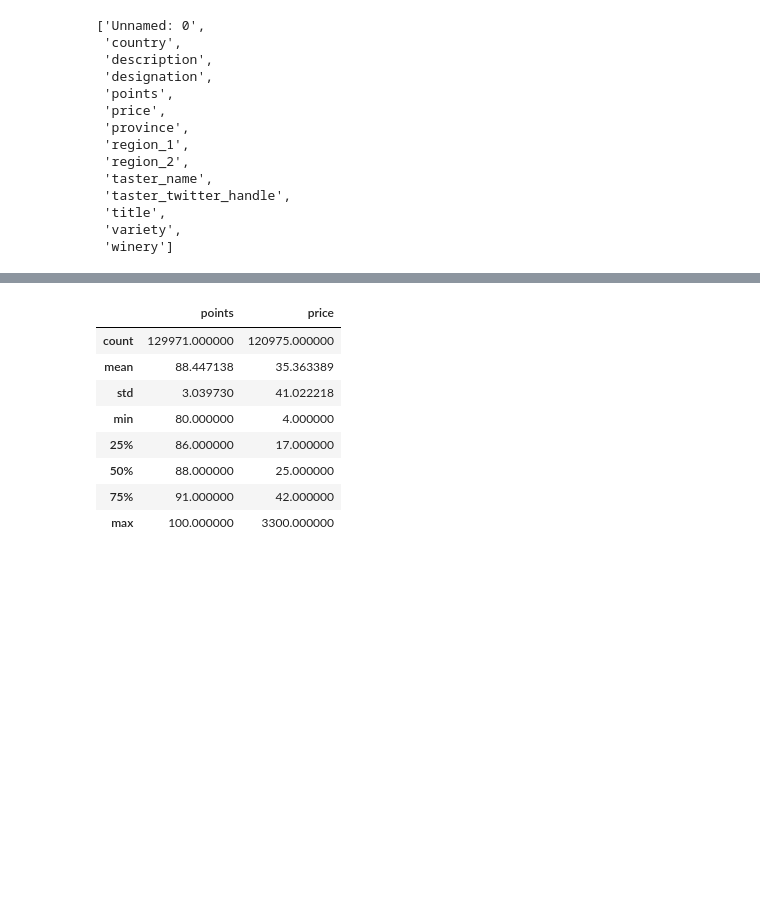
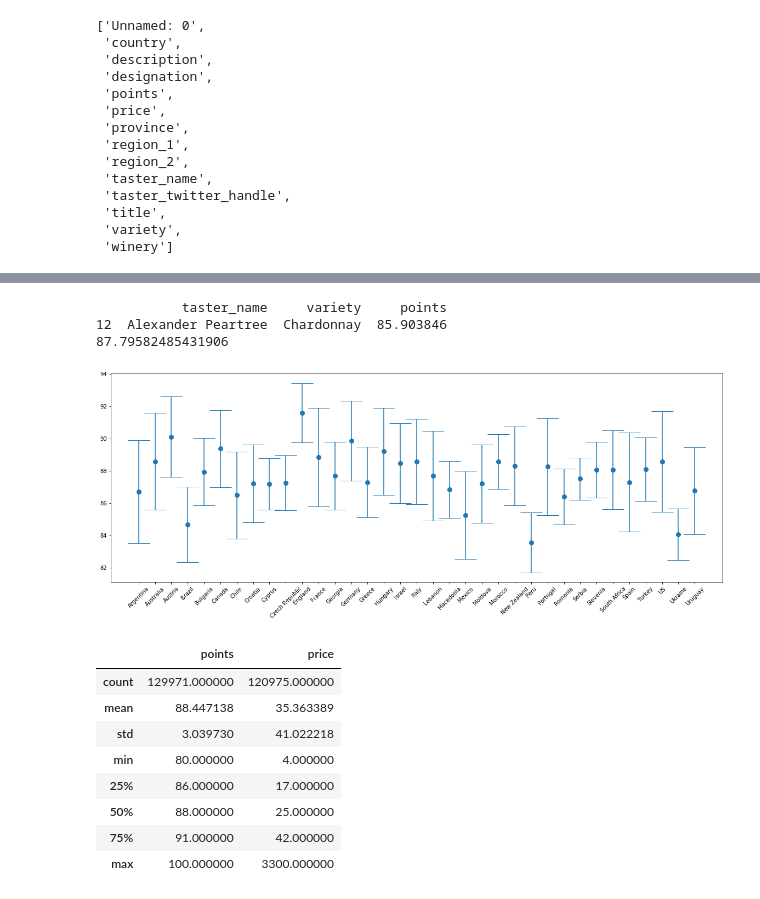
Before and after one commit to JowehL/SDA-Project, a Jupyter notebook: Untitled.ipynb, the cells around one changed output, grey strips where cells are left out. Cells and saved outputs as stored; diff of their text form; code cells hidden in the pictures; blank space fills up the shorter version.

```diff
--- a/Untitled.ipynb
+++ b/Untitled.ipynb
@@ -36,3 +104,32 @@ list(raw_wine_data)
+# %%
+print(result.loc[result['taster_name'] == 'Alexander Peartree'])
+print(filtered['points'].mean())
+# %% [output]
+           taster_name     variety     points
+12  Alexander Peartree  Chardonnay  85.903846
+87.79582485431906
+# %%
+plt.figure(figsize=(20, 7))
+
+countries = raw_wine_data[['country', 'points']].groupby('country').filter(lambda x: x['country'].count()>10)
+
+countries = countries.dropna()
+
+country_means = countries['points'].groupby(countries['country']).mean()
+country_std = countries['points'].groupby(countries['country']).std()
+xs = country_means.keys()
+
+(_, caps, _) = plt.errorbar(
+    xs, country_means, yerr=country_std, fmt='o', markersize=8, capsize=20, label='description mean with standard deviation')
+
+for cap in caps:
+    cap.set_markeredgewidth(1)
+
+plt.tick_params(axis='x', rotation=45)
+
+plt.show()
+# %% [output]
+[figure, added]
 # %%
 filtered_wine_data = raw_wine_data[['points', 'price']]
 # filtered_wine_data = raw_wine_data[['country', 'points', 'price', 'province', 'variety', 'winery']]
```
Also changed, not shown: parts of 11 cells of this notebook, 4 other files.
